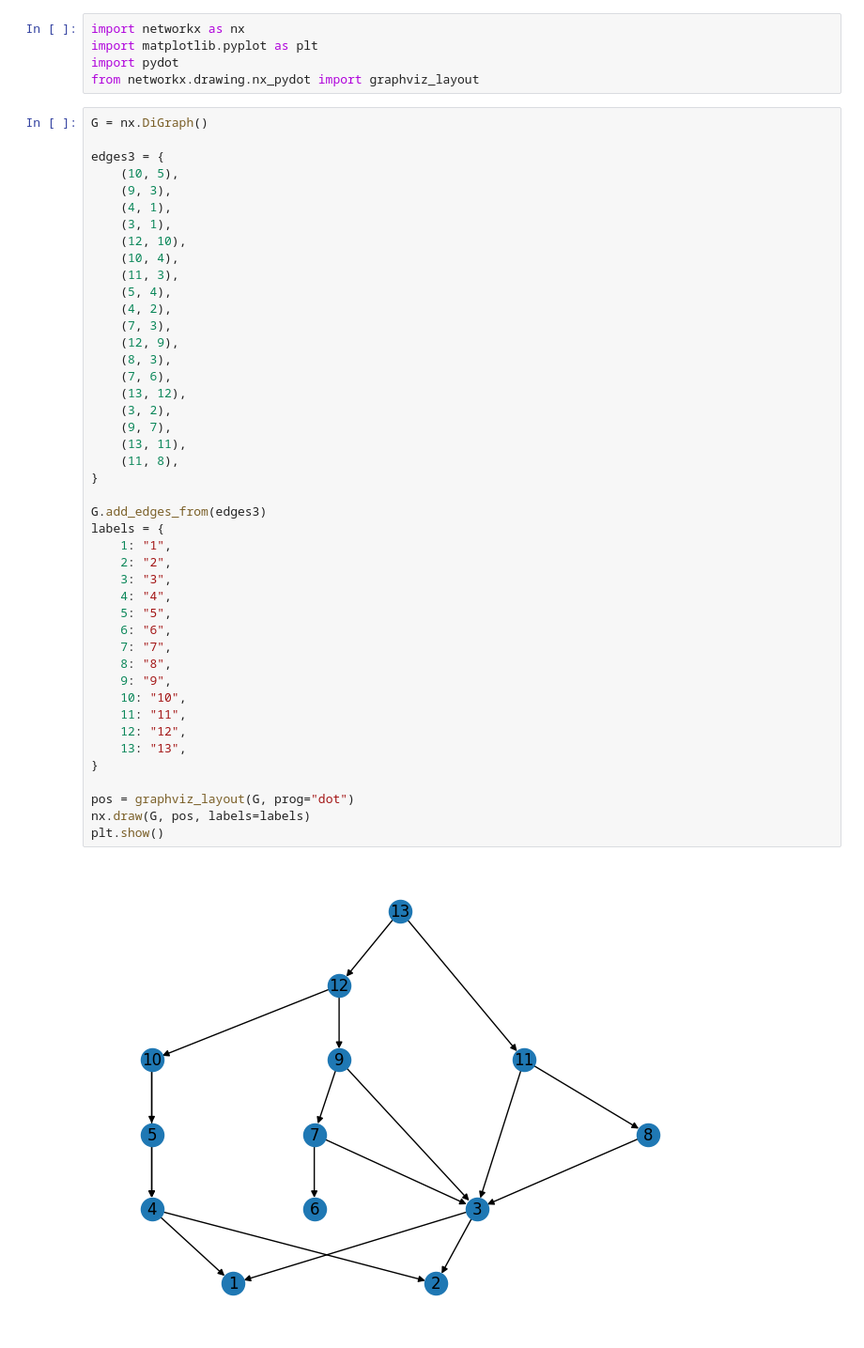
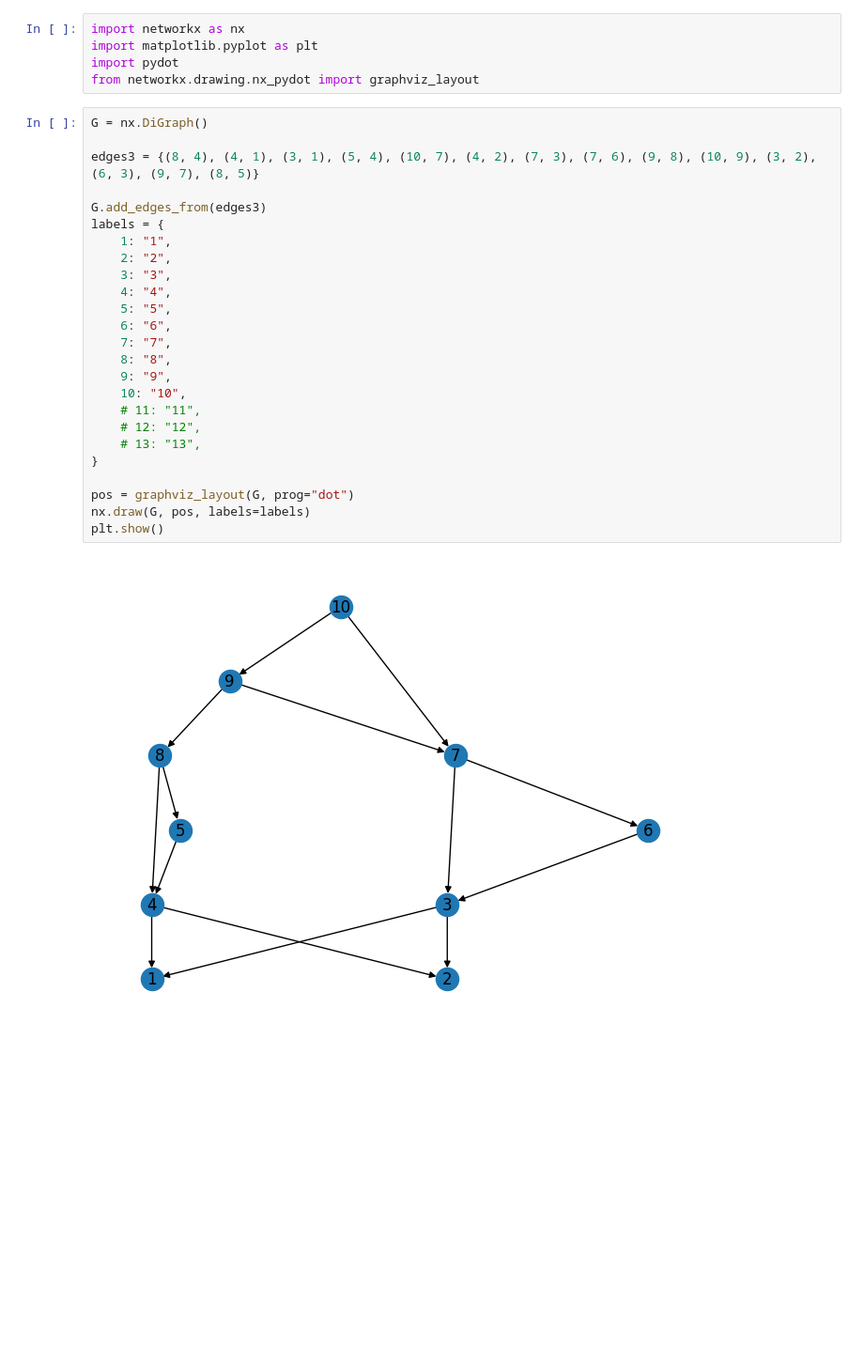
Before and after one commit to Ismaxis/Advanced-Compilers, a Jupyter notebook: hw3/task1.ipynb, the cells around one changed output. Shown at 94% size. Cells and saved outputs as stored; diff of their text form; blank space fills up the shorter version.

```diff
--- a/hw3/task1.ipynb
+++ b/hw3/task1.ipynb
@@ -6,46 +6,27 @@ from networkx.drawing.nx_pydot import graphviz_layout
 # %%
 G = nx.DiGraph()
 
-edges3 = {
-    (10, 5),
-    (9, 3),
-    (4, 1),
-    (3, 1),
-    (12, 10),
-    (10, 4),
-    (11, 3),
-    (5, 4),
-    (4, 2),
-    (7, 3),
-    (12, 9),
-    (8, 3),
-    (7, 6),
-    (13, 12),
-    (3, 2),
-    (9, 7),
-    (13, 11),
-    (11, 8),
-}
+edges3 = {(8, 4), (4, 1), (3, 1), (5, 4), (10, 7), (4, 2), (7, 3), (7, 6), (9, 8), (10, 9), (3, 2), (6, 3), (9, 7), (8, 5)}
 
 G.add_edges_from(edges3)
 labels = {
     1: "1",
     2: "2",
     3: "3",
     4: "4",
     5: "5",
     6: "6",
     7: "7",
     8: "8",
     9: "9",
     10: "10",
-    11: "11",
-    12: "12",
-    13: "13",
+    # 11: "11",
+    # 12: "12",
+    # 13: "13",
 }
 
 pos = graphviz_layout(G, prog="dot")
 nx.draw(G, pos, labels=labels)
 plt.show()
 # %% [output]
-[figure, old version]
+[figure, new version]
```
Also changed, not shown: 2 other files.
